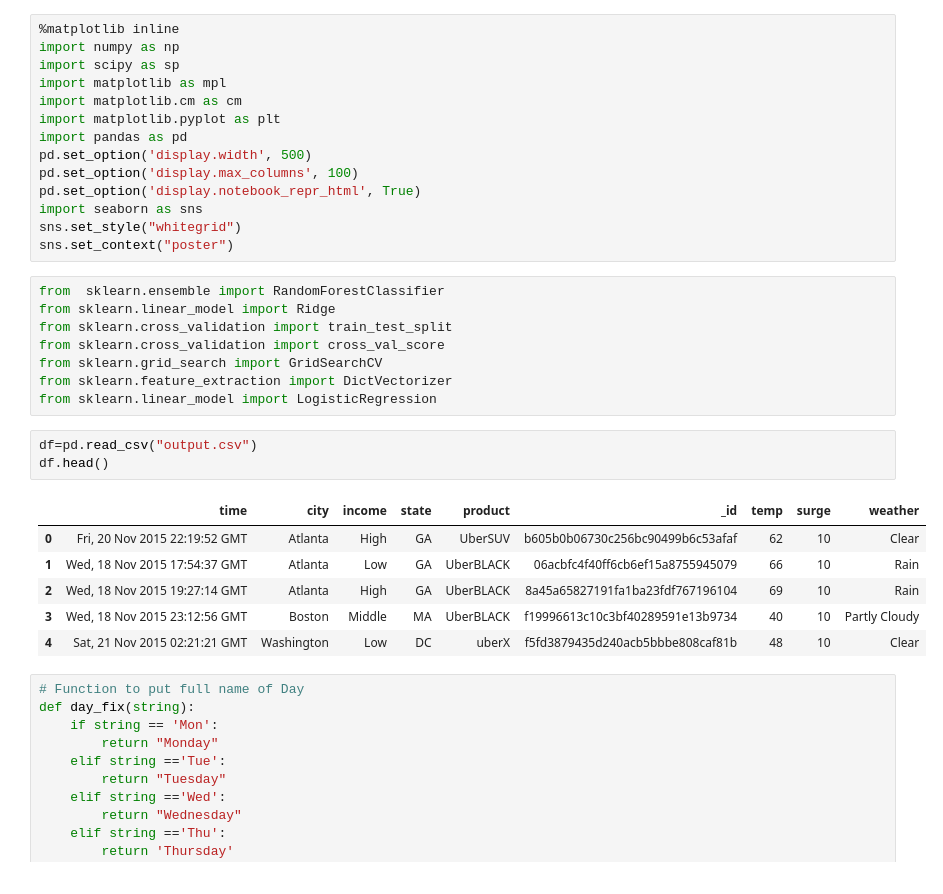
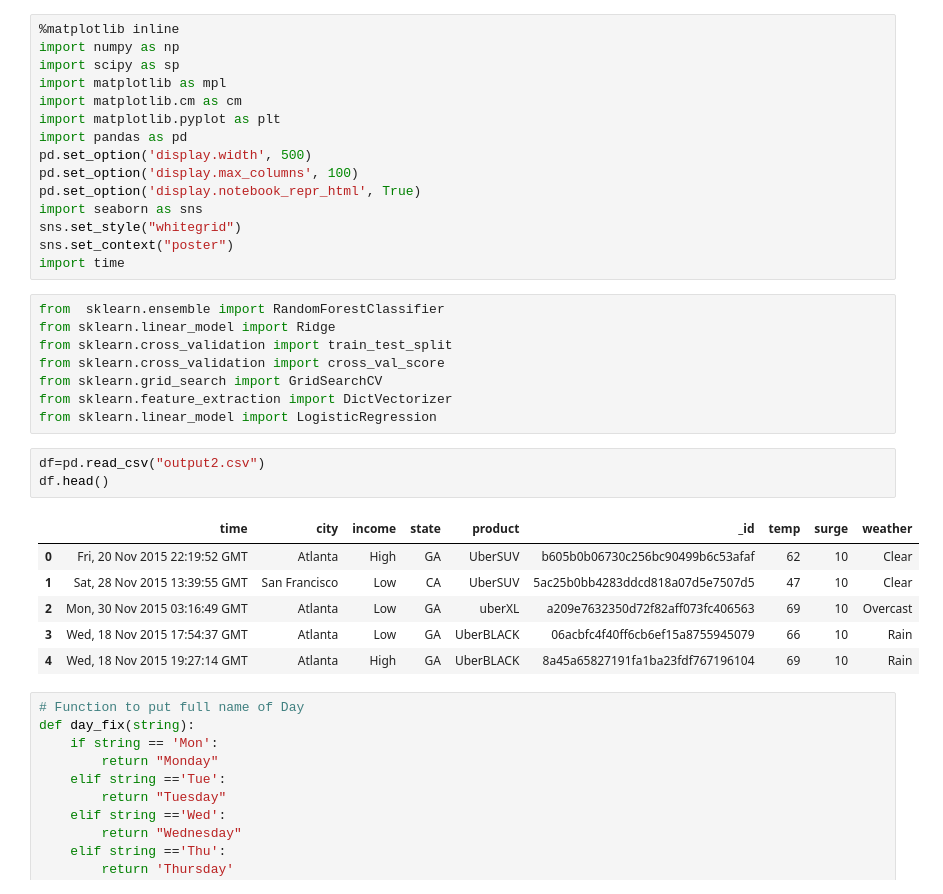
Before and after one commit to sumsum14/Uber-Data-Project, a Jupyter notebook: Peter_model.ipynb, the cells around one changed output. Saved outputs shown, nothing was run; the diff lists cells and outputs as text.

```diff
--- a/Peter_model.ipynb
+++ b/Peter_model.ipynb
@@ -12,6 +12,7 @@ pd.set_option('display.notebook_repr_html', True)
 import seaborn as sns
 sns.set_style("whitegrid")
 sns.set_context("poster")
+import time
 # %%
 from  sklearn.ensemble import RandomForestClassifier
 from sklearn.linear_model import Ridge
@@ -21,15 +22,15 @@ from sklearn.grid_search import GridSearchCV
 from sklearn.feature_extraction import DictVectorizer
 from sklearn.linear_model import LogisticRegression
 # %%
-df=pd.read_csv("output.csv")
+df=pd.read_csv("output2.csv")
 df.head()
 # %% [output]
 |  | time | city | income | state | product | _id | temp | surge | weather |
 | 0 | Fri, 20 Nov 2015 22:19:52 GMT | Atlanta | High | GA | UberSUV | b605b0b06730c256bc90499b6c53afaf | 62 | 10 | Clear |
-| 1 | Wed, 18 Nov 2015 17:54:37 GMT | Atlanta | Low | GA | UberBLACK | 06acbfc4f40ff6cb6ef15a8755945079 | 66 | 10 | Rain |
-| 2 | Wed, 18 Nov 2015 19:27:14 GMT | Atlanta | High | GA | UberBLACK | 8a45a65827191fa1ba23fdf767196104 | 69 | 10 | Rain |
-| 3 | Wed, 18 Nov 2015 23:12:56 GMT | Boston | Middle | MA | UberBLACK | f19996613c10c3bf40289591e13b9734 | 40 | 10 | Partly Cloudy |
-| 4 | Sat, 21 Nov 2015 02:21:21 GMT | Washington | Low | DC | uberX | f5fd3879435d240acb5bbbe808caf81b | 48 | 10 | Clear |
+| 1 | Sat, 28 Nov 2015 13:39:55 GMT | San Francisco | Low | CA | UberSUV | 5ac25b0bb4283ddcd818a07d5e7507d5 | 47 | 10 | Clear |
+| 2 | Mon, 30 Nov 2015 03:16:49 GMT | Atlanta | Low | GA | uberXL | a209e7632350d72f82aff073fc406563 | 69 | 10 | Overcast |
+| 3 | Wed, 18 Nov 2015 17:54:37 GMT | Atlanta | Low | GA | UberBLACK | 06acbfc4f40ff6cb6ef15a8755945079 | 66 | 10 | Rain |
+| 4 | Wed, 18 Nov 2015 19:27:14 GMT | Atlanta | High | GA | UberBLACK | 8a45a65827191fa1ba23fdf767196104 | 69 | 10 | Rain |
 # %%
 # Function to put full name of Day
 def day_fix(string):
```
Also changed, not shown: parts of 47 cells of this notebook.
